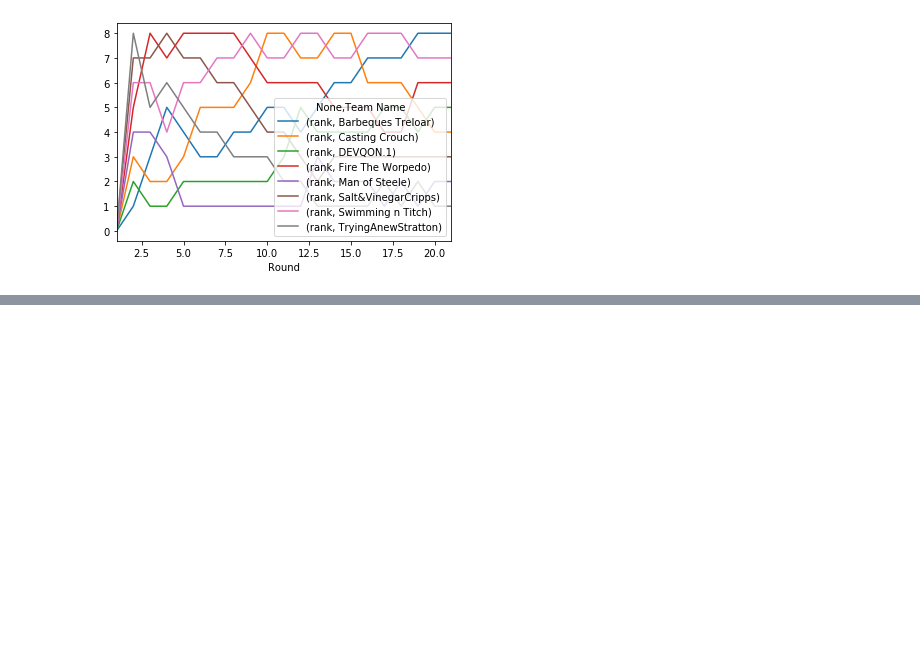
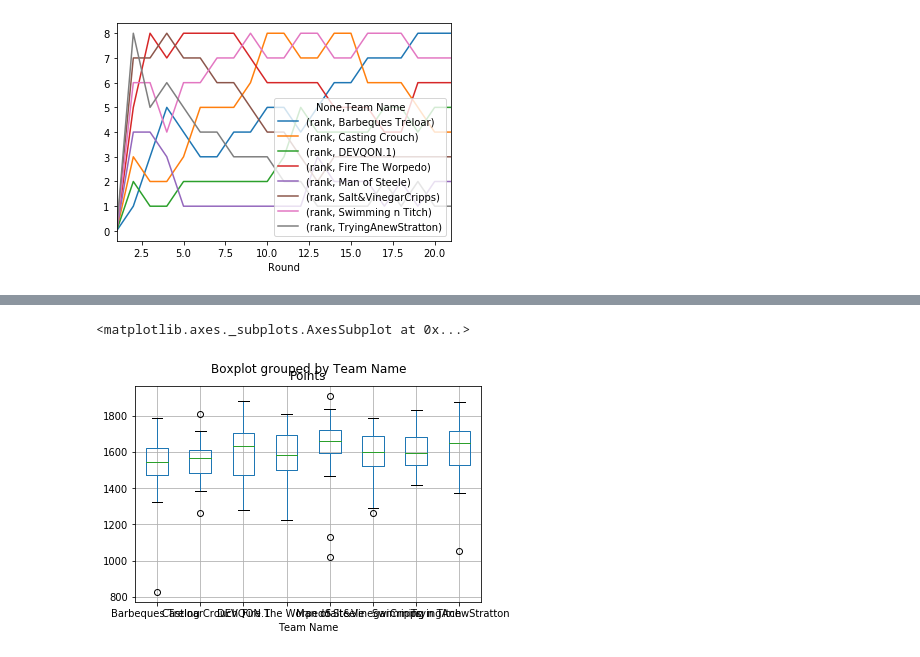
Before and after one commit to mark-richards/sc_scraper, a Jupyter notebook: 2019 Summary.ipynb, the cells around one changed output, grey strips where cells are left out. Cells and saved outputs as stored; diff of their text form; code cells hidden in the pictures; blank space fills up the shorter version.

```diff
--- a/2019 Summary.ipynb
+++ b/2019 Summary.ipynb
@@ -628,0 +665,5 @@ df_fixture_combined.sort_values('Rank').head(5)
+# %%
+df_fixture_combined.boxplot(by='Team Name', column=['Points'])
+# %% [output]
+<matplotlib.axes._subplots.AxesSubplot at 0x...>
+[figure, added]
```
Also changed, not shown: parts of 5 cells of this notebook, 3 other files.
